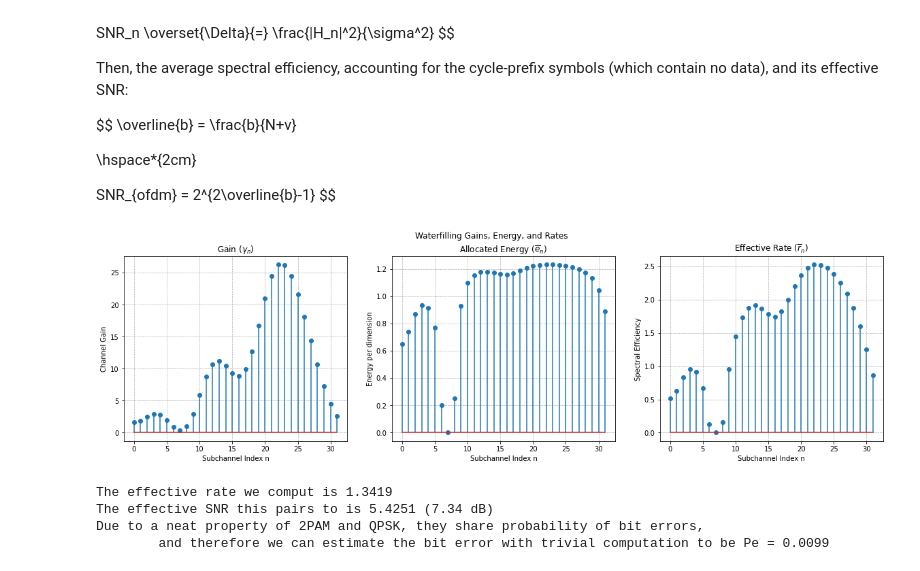
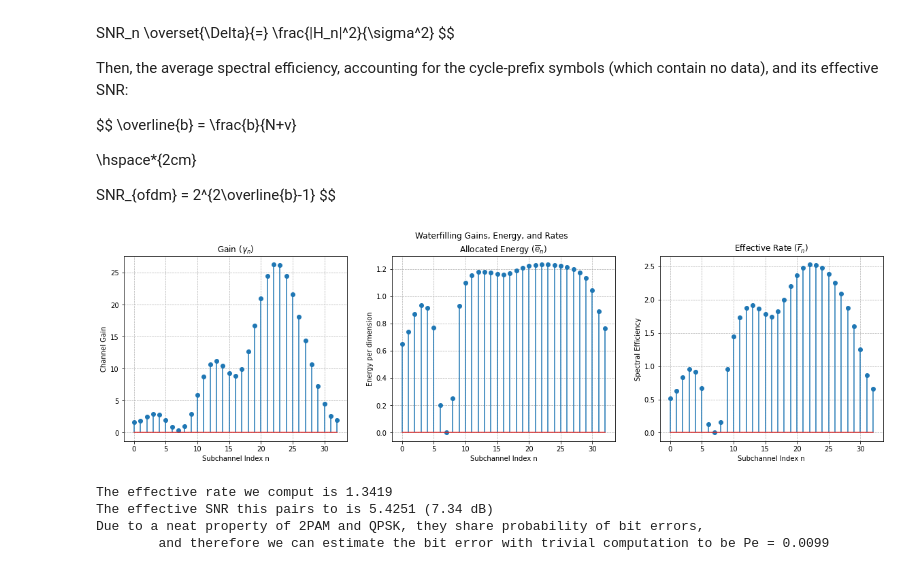
Before and after one commit to JacksonPaull/OFDM, a Jupyter notebook: project.ipynb, the cells around one changed output. Cells and saved outputs as stored; diff of their text form; code cells hidden in the pictures.

Commit message:
Project kind of working... Failing to properly simulate OFDM Somehow related to the waterfilling and channel convolution

```diff
--- a/project.ipynb
+++ b/project.ipynb
@@ -438,10 +435,16 @@ SNR_{ofdm} = 2^{2\overline{b}-1}
 $$
 # %%
 gains = np.abs(fft(h, 64)) ** 2 / (No/2)
+c = len(gains) // 2
+
+# Rearrange gains to match convention for channel index
+gains = np.concatenate(
+    (gains[c:], gains[:c])
+)
+
 optimal_power = waterfilling.waterfill_alloc(gains, N * E_bar)
 b = 1/2 * np.log2(1 + optimal_power * gains)
 
-c = len(gains) // 2
-plots.plot_waterfilling_info(gains[c:], optimal_power[c:], b[c:])
+plots.plot_waterfilling_info(gains[:c+1], optimal_power[:c+1], b[:c+1])
 # %% [output]
-[figure, old version]
+[figure, new version]
```
Also changed, not shown: parts of 16 cells of this notebook, 3 other files.
